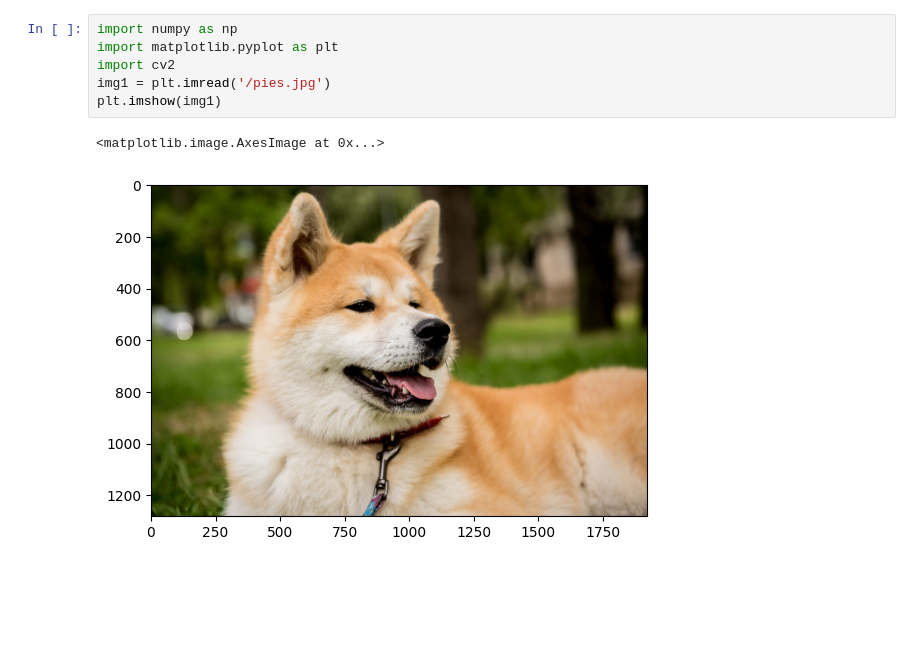
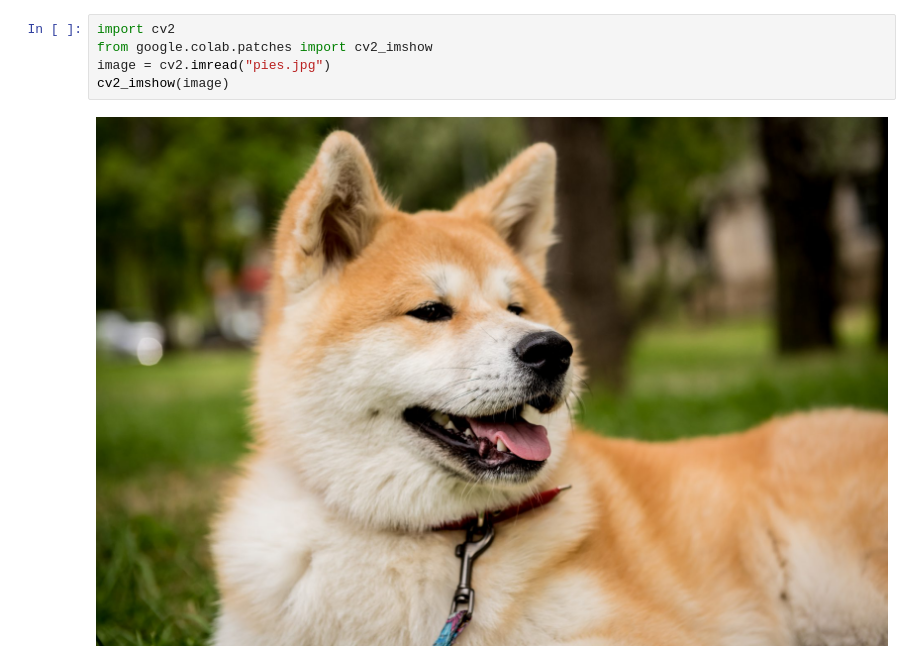
Before and after one commit to MK396/SiOC, a Jupyter notebook: intro.ipynb, the cells around one changed output. Drawn from its saved outputs; the diff is of its cells as text; blank space fills up the shorter version.

Commit message:
Utworzono za pomocą Colaboratory

```diff
--- a/intro.ipynb
+++ b/intro.ipynb
@@ -1,11 +1,9 @@
 # %% [markdown]
 <a href="https://colab.research.google.com/github/MK396/SiOC/blob/main/intro.ipynb" target="_parent"><img src="https://colab.research.google.com/assets/colab-badge.svg" alt="Open In Colab"/></a>
-# %%
-import numpy as np
-import matplotlib.pyplot as plt
-import cv2
-img1 = plt.imread('/pies.jpg')
-plt.imshow(img1)
-# %% [output]
-<matplotlib.image.AxesImage at 0x...>
-[figure, removed]
+# %%
+import cv2
+from google.colab.patches import cv2_imshow
+image = cv2.imread("pies.jpg")
+cv2_imshow(image)
+# %% [output]
+[figure, added]
```
Also changed, not shown: parts of 2 cells of this notebook.
